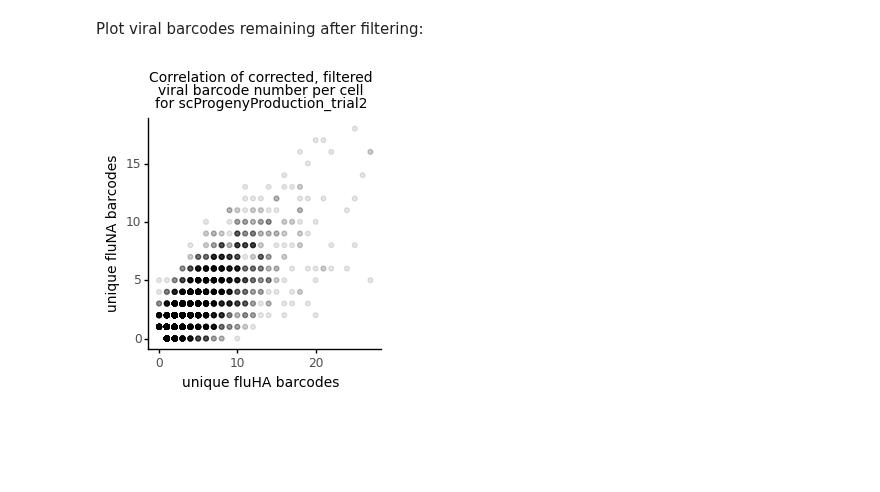
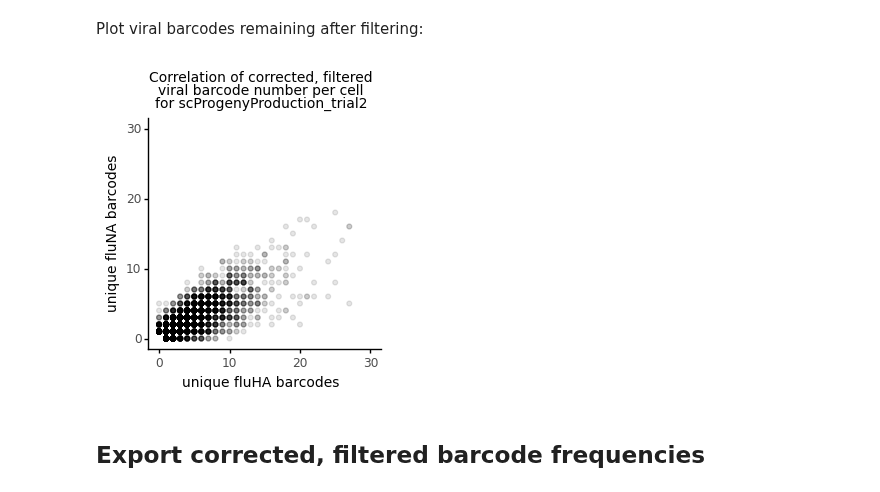
Before and after one commit to jbloomlab/barcoded_flu_pdmH1N1, a Jupyter notebook: viral_barcode_consensus_by_cell.py.ipynb, the cells around one changed output. Saved outputs shown, nothing was run; the diff lists cells and outputs as text; code cells hidden in the pictures; blank space fills up the shorter version.

```diff
--- a/viral_barcode_consensus_by_cell.py.ipynb
+++ b/viral_barcode_consensus_by_cell.py.ipynb
@@ -438,32 +447,36 @@ Plot viral barcodes remaining after filtering:
 fig = (p9.ggplot((viral_bc_df
                   .query('(filtered == False)')
                   .groupby(['cell_barcode','gene',])
                   .nunique()
                   .reset_index()
                    [['cell_barcode',
                     'gene',
                     'corrected_viral_bc']]
                   .pivot_table(index=['cell_barcode',],
                                columns='gene',
                                values='corrected_viral_bc')
                   .fillna(0)
                   .reset_index()
                   ),
                  p9.aes(x='fluHA',
                         y='fluNA')) +
        p9.ggtitle('Correlation of corrected, filtered\n'
                   'viral barcode number per cell\n'
                   f'for {expt}') +
        p9.geom_point(alpha=0.1) +
        p9.theme(figure_size=(3,3),
                 plot_title=p9.element_text(size=10),
                 axis_title=p9.element_text(size=10),
                 legend_title=p9.element_text(size=9),
                 legend_title_align='center') +
        p9.labs(x='unique fluHA barcodes',
-               y='unique fluNA barcodes'))
+               y='unique fluNA barcodes') +
+       p9.xlim(0,30) +
+       p9.ylim(0,30))
 
 # show plot
 fig.draw()
 # %% [output]
-[figure, old version]
+[figure, new version]
+# %% [markdown]
+## Export corrected, filtered barcode frequencies
```
Also changed, not shown: parts of 9 cells of this notebook.
